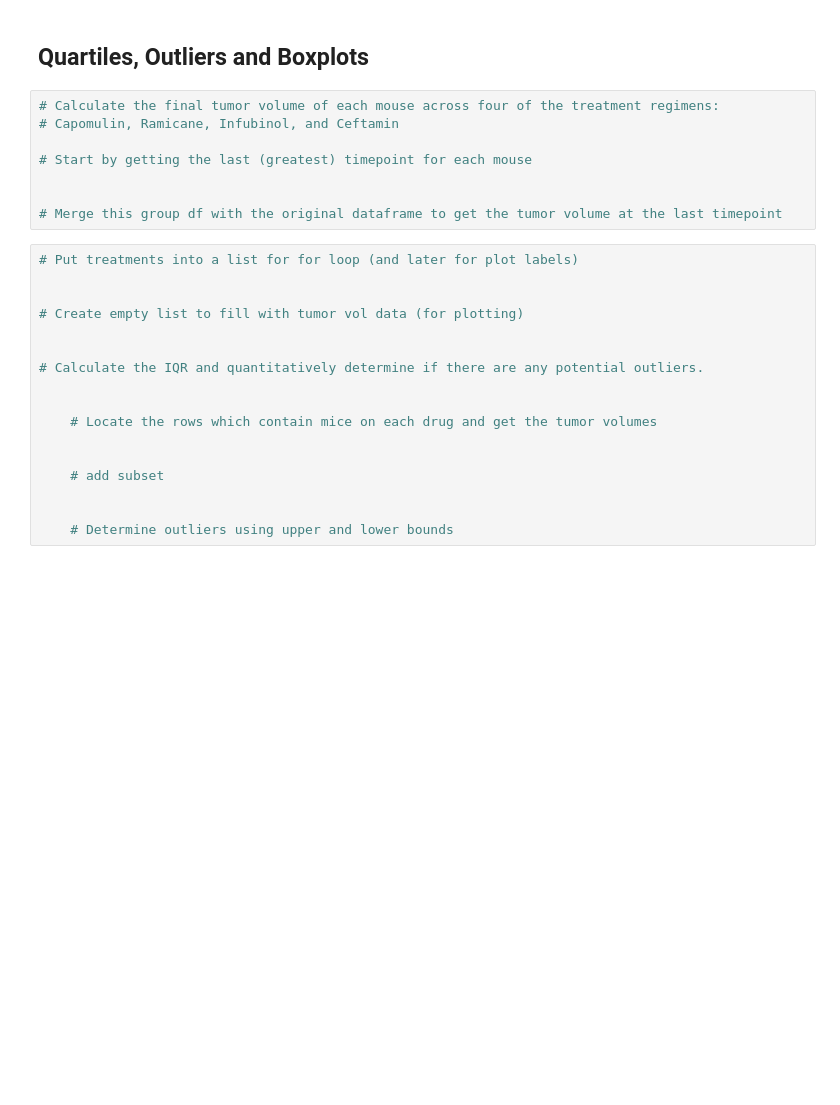
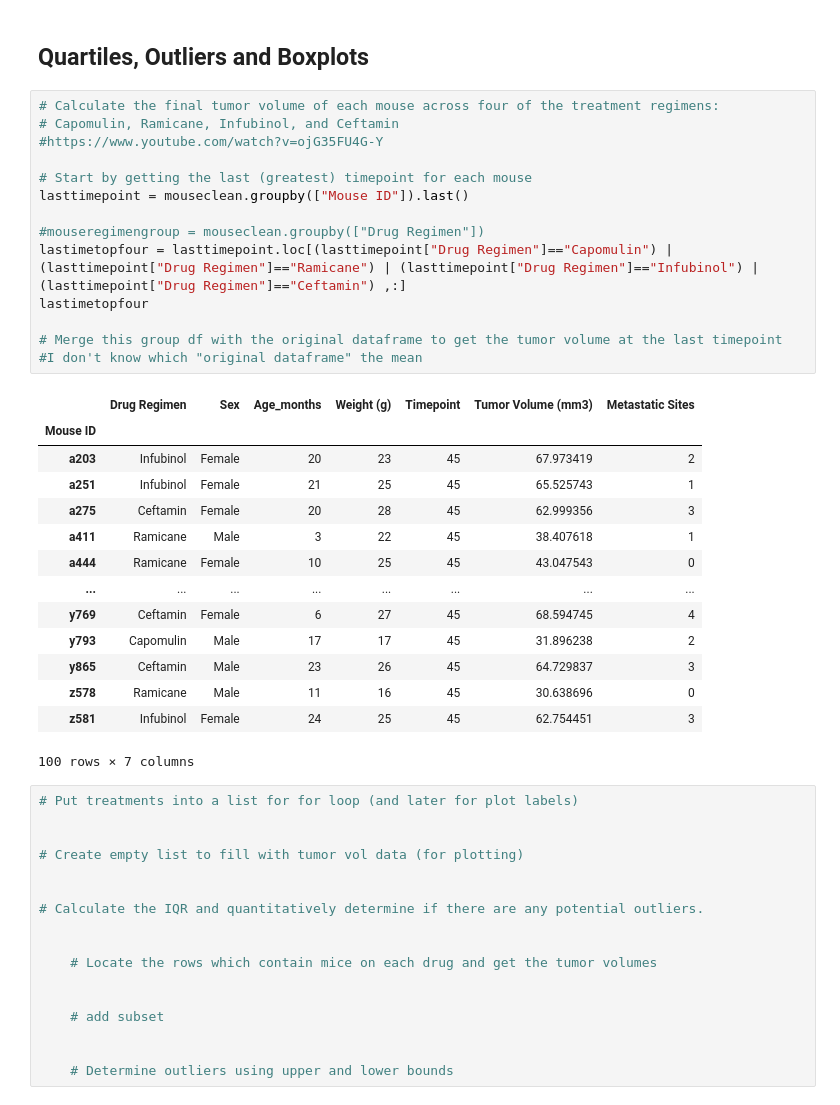
Before and after one commit to jMacProd/MatplotlibChallenge, a Jupyter notebook: Pymaceuticals/pymaceuticals.ipynb, the cells around one changed output. Drawn from its saved outputs; the diff is of its cells as text; blank space fills up the shorter version.

```diff
--- a/Pymaceuticals/pymaceuticals.ipynb
+++ b/Pymaceuticals/pymaceuticals.ipynb
@@ -322,11 +331,32 @@ plt.show()
 # %%
 # Calculate the final tumor volume of each mouse across four of the treatment regimens:
 # Capomulin, Ramicane, Infubinol, and Ceftamin
+#https://www.youtube.com/watch?v=ojG35FU4G-Y
 
 # Start by getting the last (greatest) timepoint for each mouse
+lasttimepoint = mouseclean.groupby(["Mouse ID"]).last()
 
+#mouseregimengroup = mouseclean.groupby(["Drug Regimen"])
+lastimetopfour = lasttimepoint.loc[(lasttimepoint["Drug Regimen"]=="Capomulin") | (lasttimepoint["Drug Regimen"]=="Ramicane") | (lasttimepoint["Drug Regimen"]=="Infubinol") | (lasttimepoint["Drug Regimen"]=="Ceftamin") ,:]
+lastimetopfour
 
 # Merge this group df with the original dataframe to get the tumor volume at the last timepoint
+#I don't know which "original dataframe" the mean
+# %% [output]
+|  | Drug Regimen | Sex | Age_months | Weight (g) | Timepoint | Tumor Volume (mm3) | Metastatic Sites |
+| Mouse ID |  |  |  |  |  |  |  |
+| a203 | Infubinol | Female | 20 | 23 | 45 | 67.973419 | 2 |
+| a251 | Infubinol | Female | 21 | 25 | 45 | 65.525743 | 1 |
+| a275 | Ceftamin | Female | 20 | 28 | 45 | 62.999356 | 3 |
+| a411 | Ramicane | Male | 3 | 22 | 45 | 38.407618 | 1 |
+| a444 | Ramicane | Female | 10 | 25 | 45 | 43.047543 | 0 |
+| ... | ... | ... | ... | ... | ... | ... | ... |
+| y769 | Ceftamin | Female | 6 | 27 | 45 | 68.594745 | 4 |
+| y793 | Capomulin | Male | 17 | 17 | 45 | 31.896238 | 2 |
+| y865 | Ceftamin | Male | 23 | 26 | 45 | 64.729837 | 3 |
+| z578 | Ramicane | Male | 11 | 16 | 45 | 30.638696 | 0 |
+| z581 | Infubinol | Female | 24 | 25 | 45 | 62.754451 | 3 |
+100 rows × 7 columns
 # %%
 # Put treatments into a list for for loop (and later for plot labels)
 
```
Also changed, not shown: parts of 9 cells of this notebook, 1 other file.
